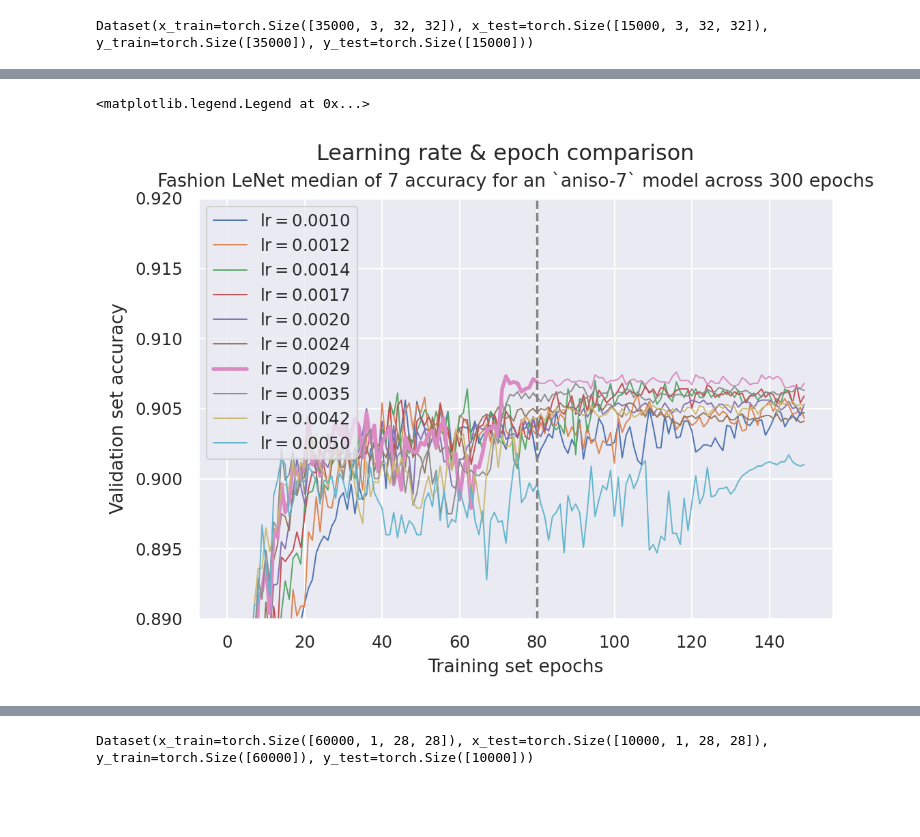
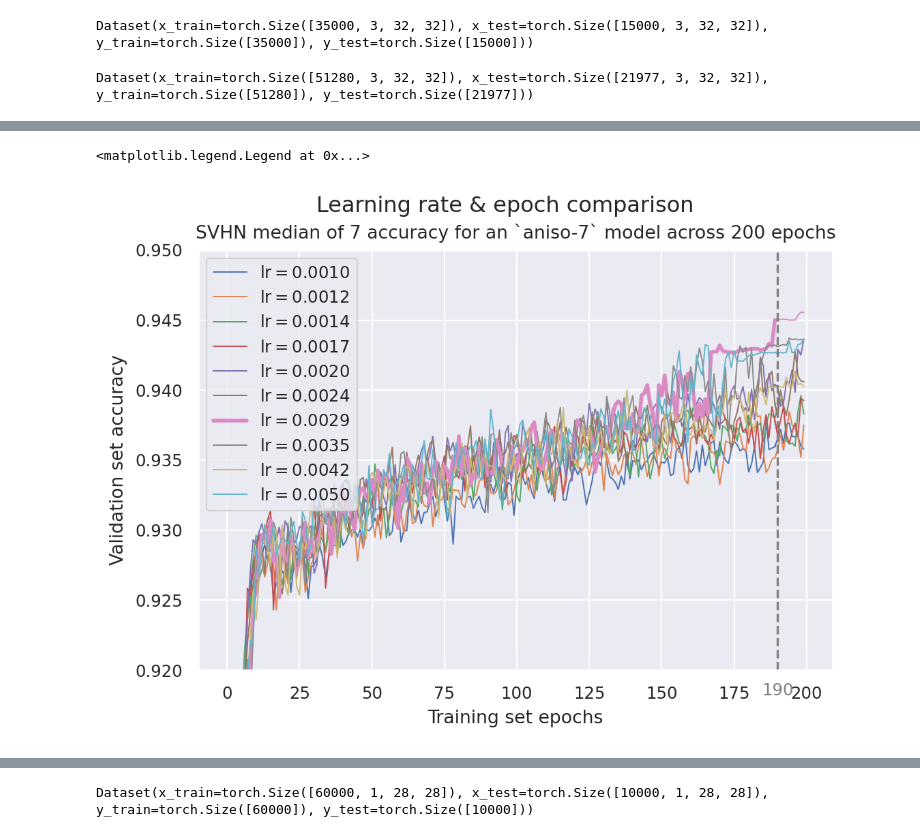
Before and after one commit to p-adema/quadratic-conv, a Jupyter notebook: scratch/training_check.ipynb, the cells around one changed output, grey strips where cells are left out. Cells and saved outputs as stored; diff of their text form; code cells hidden in the pictures; blank space fills up the shorter version.

Commit message:
(code) Updated and fixed training code, add more graphs

```diff
--- a/scratch/training_check.ipynb
+++ b/scratch/training_check.ipynb
@@ -95,0 +142,3 @@ CIFAR10CNN.fit_many(cifar10, batch_size=1024, lr=0.004, pool_fn="aniso-7", init=
+# %%
+CIFAR10CNN.fit_many(cifar10, batch_size=64, lr=0.001, pool_fn="standard-2",
+                    count=3, epochs=100)
@@ -95,0 +147,3 @@ CIFAR10CNN.fit_many(cifar10, batch_size=1024, lr=0.004, pool_fn="aniso-7", init=
+# %%
+CIFAR10CNN.fit_many(svhn, batch_size=1024, lr=0.004, pool_fn="aniso-7", init={"var": "ss-iso", "theta": "spin"},
+                    count=3, epochs=100)
@@ -381,6 +437,11 @@ cifar_hundred_tune = load_data.cifar100().tuning_split()
 cifar_hundred_tune
 # %% [output]
 Dataset(x_train=torch.Size([35000, 3, 32, 32]), x_test=torch.Size([15000, 3, 32, 32]), y_train=torch.Size([35000]), y_test=torch.Size([15000]))
+# %%
+svhn_tune = load_data.svhn().tuning_split()
+svhn_tune
+# %% [output]
+Dataset(x_train=torch.Size([51280, 3, 32, 32]), x_test=torch.Size([21977, 3, 32, 32]), y_train=torch.Size([51280]), y_test=torch.Size([21977]))
 # %%
 hist = HistoryCallback(cifar_hundred_tune)
 lr = 0.004
@@ -388,7 +449,7 @@ CIFAR10CNN.fit_many(cifar_hundred_tune, pool_fn="aniso-7", init={"var": "ss-iso"
                     epoch_callback=hist, lr=lr, batch_size=1024, epochs=400)
 hs_single = {lr: hist.result()}
 # %%
-import importlib
+# import importlib
 
 #
 # importlib.reload(src.models.utils)
@@ -404,15 +465,15 @@ torch.set_float32_matmul_precision("high")
 hs = {}
 res = {}
 bar = tqdm.tqdm(np.logspace(np.log10(0.001), np.log10(0.005), num=10).tolist(), unit="trial")
-model = LeNet
+model = CIFAR10CNN
 for lr in bar:
     bar.set_postfix(lr=lr)
-    hist = HistoryCallback(fashion_tune)
-    res[f'{lr=}'] = model.fit_many(fashion_tune, pool_fn="aniso-7", init={"var": "ss-iso", "theta": "spin"}, count=7,
-                                   epoch_callback=hist, lr=lr, batch_size=1024, epochs=150)
+    hist = HistoryCallback(svhn_tune)
+    res[f'{lr=}'] = model.fit_many(svhn_tune, pool_fn="aniso-7", init={"var": "ss-iso", "theta": "spin"}, count=7,
+                                   epoch_callback=hist, lr=lr, batch_size=1024, epochs=200)
     hs[lr] = hist.result()
 
-pl.DataFrame({str(lr): vals[0] for lr, vals in hs.items()}).write_parquet(".data/tmp_tune_fashion.pq")
+pl.DataFrame({str(lr): vals[0] for lr, vals in hs.items()}).write_parquet(".data/tmp_tune_svhn.pq")
 # %%
 pl.read_parquet(".data/tmp_tune.pq")
 # %% [output]
@@ -426,27 +487,27 @@ shape: (2, 10)
 # %%
 sns.set_theme("paper", "darkgrid")
 plt.figure(dpi=200, figsize=(6, 4))
-cutoff = 80
-n_epochs = 150
+cutoff = 190
+n_epochs = 200
 for i, (lr, (vls, trns)) in enumerate(hs.items()):
     vals = np.median(vls["acc"].to_numpy().reshape(7, n_epochs), axis=0)
     color = plt.plot(range(cutoff + 1), vals[:cutoff + 1], label=f"lr$= {lr:.4f}$",
                      linewidth=0.7 if round(lr, 4) not in (0.0029,) else 2)[
         0].get_color()
     plt.plot(range(cutoff - 1, n_epochs), vals[cutoff - 1:], color=color, linewidth=0.7)
-# plt.ylim(0.95, 0.99)
-plt.ylim(0.89, 0.92)
+# plt.ylim(0.95, 0.98)
+plt.ylim(0.92, 0.95)
 # plt.ylim(0.79, 0.84)
 plt.suptitle("Learning rate & epoch comparison")
-plt.title("Fashion LeNet median of 7 accuracy for an `aniso-7` model across 300 epochs")
+plt.title(f"SVHN median of 7 accuracy for an `aniso-7` model across {n_epochs} epochs")
 plt.xlabel("Training set epochs")
 plt.ylabel("Validation set accuracy")
 plt.axvline(cutoff, linestyle='dashed', color='gray')
 # plt.text(cutoff + 3, 0.91, "Proposed cutoff", color='gray')
 plt.xticks([cutoff], [f"{cutoff}"], minor=True)
 plt.tick_params("x", colors="gray", which="minor")
 plt.legend()
 # %% [output]
 <matplotlib.legend.Legend at 0x...>
-[figure, old version]
+[figure, new version]
 # %%
```
Also changed, not shown: parts of 13 cells of this notebook, 14 other files.
